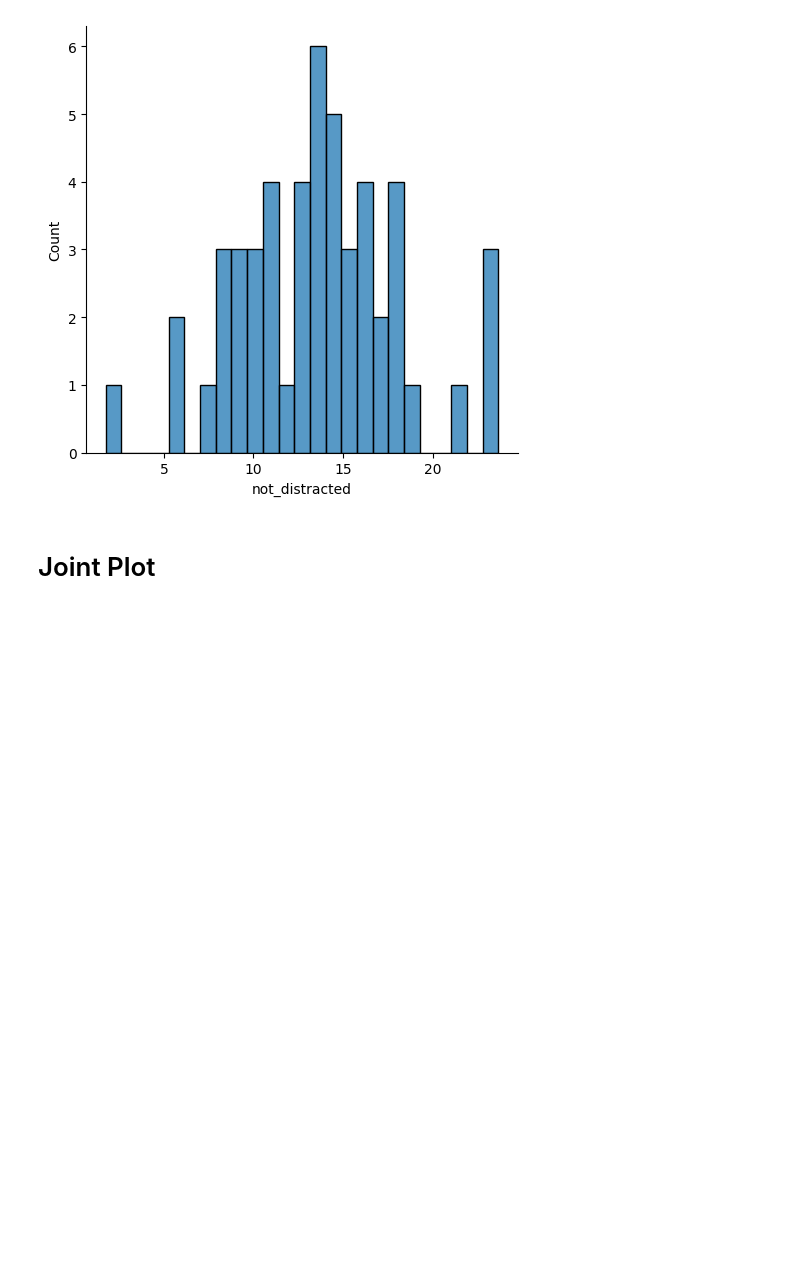
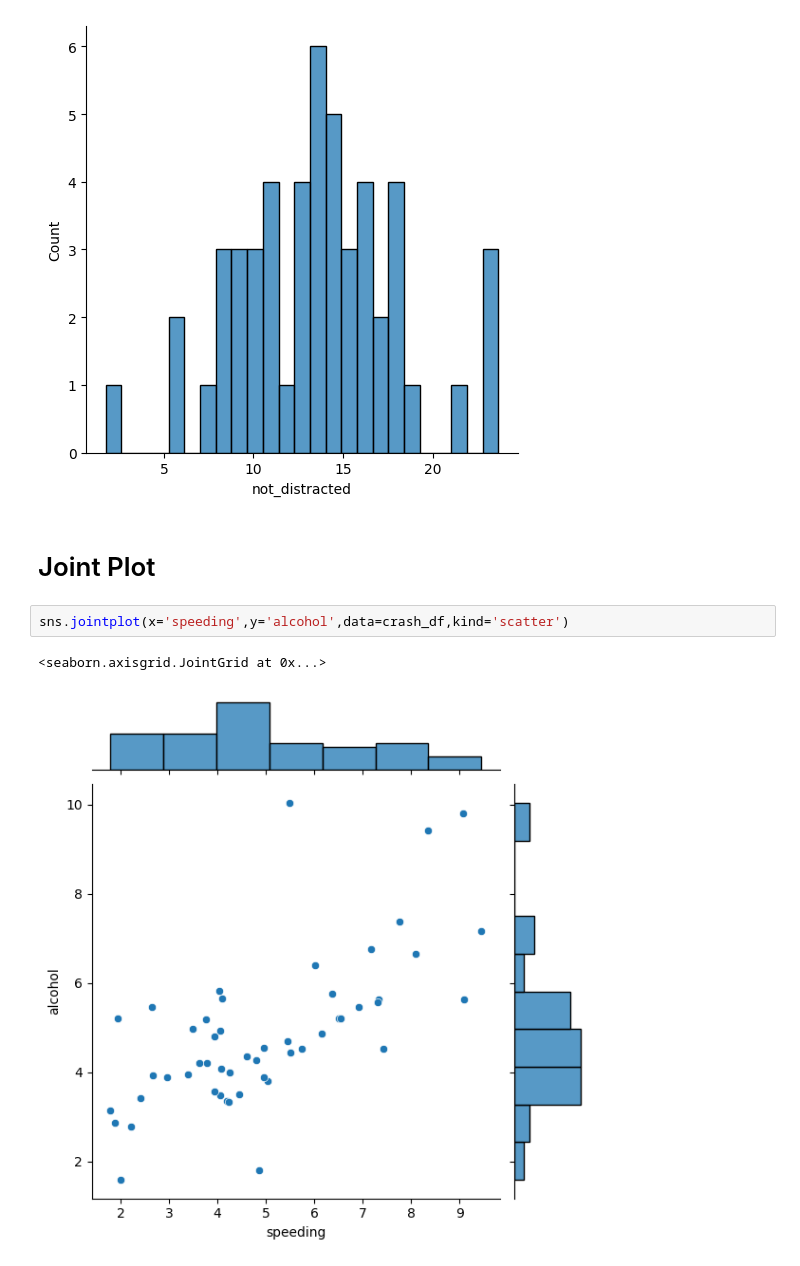
Before and after one commit to BalaSaiKoundinya5/Python-Seaborn-Library-Practice, a Jupyter notebook: Python Seaborn Library.ipynb, the cells around one changed output. Saved outputs shown, nothing was run; the diff lists cells and outputs as text; blank space fills up the shorter version.

```diff
--- a/Python Seaborn Library.ipynb
+++ b/Python Seaborn Library.ipynb
@@ -48,3 +48,8 @@ sns.displot(crash_df['not_distracted'],kde=False,bins=25)
 [figure]
 # %% [markdown]
 # Joint Plot
+# %%
+sns.jointplot(x='speeding',y='alcohol',data=crash_df,kind='scatter')
+# %% [output]
+<seaborn.axisgrid.JointGrid at 0x...>
+[figure, added]
```
Also changed, not shown: parts of 2 cells of this notebook.
